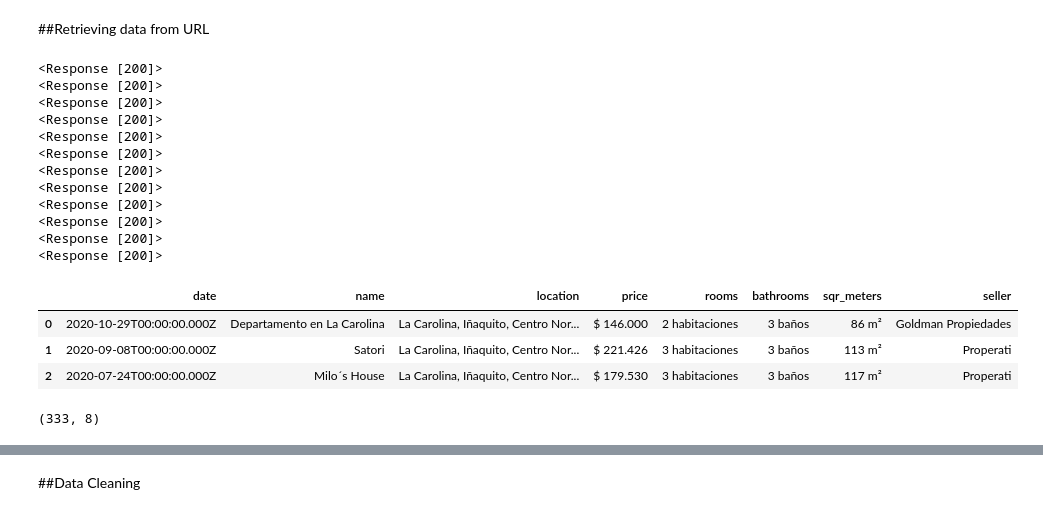
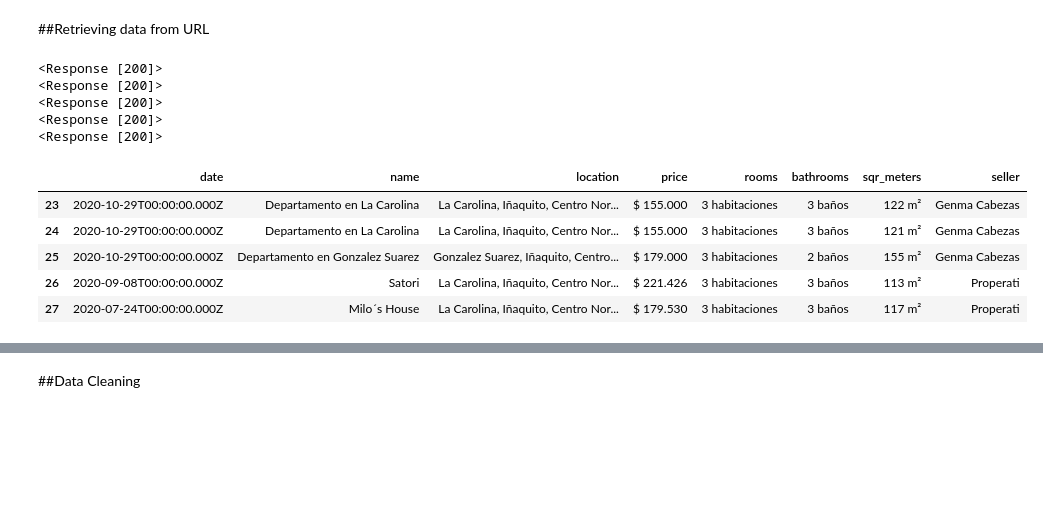
Before and after one commit to gabrielborja/python_data_analysis, a Jupyter notebook: real_state_analytics.ipynb, the cells around one changed output, grey strips where cells are left out. Cells and saved outputs as stored; diff of their text form; code cells hidden in the pictures; blank space fills up the shorter version.

Commit message:
Scrape inaquito apartments last 365 days

```diff
--- a/real_state_analytics.ipynb
+++ b/real_state_analytics.ipynb
@@ -63,39 +63,32 @@ def get_url(url):
 # %%
 #Scraping apartments from mulitple URLs and saving to a list
 data = []
-url = 'https://www.properati.com.ec/s/la-carolina/departamento/venta/publicados:ultimos-365-dias_m2:50-150_habitaciones:1,2,3_ba%C3%B1os:1,2,3/?sort=published_on_desc&page='
+url = 'https://www.properati.com.ec/s/inaquito/departamento/venta/publicados:ultimos-365-dias_m2:23-500_habitaciones:1,2,3_ba%C3%B1os:1,2,3/?sort=published_on_desc&page='
 
-for i in range(1, 13):
+for i in range(42, 47):
   page = url + str(i)
   data.append(get_url(page))
-  sleep(randint(3,10))
+  sleep(randint(4,10))
 # %% [output]
 <Response [200]>
 <Response [200]>
 <Response [200]>
 <Response [200]>
 <Response [200]>
-<Response [200]>
-<Response [200]>
-<Response [200]>
-<Response [200]>
-<Response [200]>
-<Response [200]>
-<Response [200]>
 # %%
 #Printing dataframes inside list
-data[11].tail()
+data[4].tail()
 # %% [output]
 |  | date | name | location | price | rooms | bathrooms | sqr_meters | seller |
-| 0 | 2020-10-29T00:00:00.000Z | Departamento en La Carolina | La Carolina, Iñaquito, Centro Nor... | $ 146.000 | 2 habitaciones | 3 baños | 86 m² | Goldman Propiedades |
-| 1 | 2020-09-08T00:00:00.000Z | Satori | La Carolina, Iñaquito, Centro Nor... | $ 221.426 | 3 habitaciones | 3 baños | 113 m² | Properati |
-| 2 | 2020-07-24T00:00:00.000Z | Milo´s House | La Carolina, Iñaquito, Centro Nor... | $ 179.530 | 3 habitaciones | 3 baños | 117 m² | Properati |
+| 23 | 2020-10-29T00:00:00.000Z | Departamento en La Carolina | La Carolina, Iñaquito, Centro Nor... | $ 155.000 | 3 habitaciones | 3 baños | 122 m² | Genma Cabezas |
+| 24 | 2020-10-29T00:00:00.000Z | Departamento en La Carolina | La Carolina, Iñaquito, Centro Nor... | $ 155.000 | 3 habitaciones | 3 baños | 121 m² | Genma Cabezas |
+| 25 | 2020-10-29T00:00:00.000Z | Departamento en Gonzalez Suarez | Gonzalez Suarez, Iñaquito, Centro... | $ 179.000 | 3 habitaciones | 2 baños | 155 m² | Genma Cabezas |
+| 26 | 2020-09-08T00:00:00.000Z | Satori | La Carolina, Iñaquito, Centro Nor... | $ 221.426 | 3 habitaciones | 3 baños | 113 m² | Properati |
+| 27 | 2020-07-24T00:00:00.000Z | Milo´s House | La Carolina, Iñaquito, Centro Nor... | $ 179.530 | 3 habitaciones | 3 baños | 117 m² | Properati |
 # %%
 #Concatenating dataframes from list
 df1 = pd.concat(objs=[i for i in data], ignore_index=True)
-df1.shape
+df1.shape #==> from page 1 to 46
-# %% [output]
-(333, 8)
 # %%
 #Exporting to excel into local disk
 from google.colab import files
```
Also changed, not shown: parts of 12 cells of this notebook.
